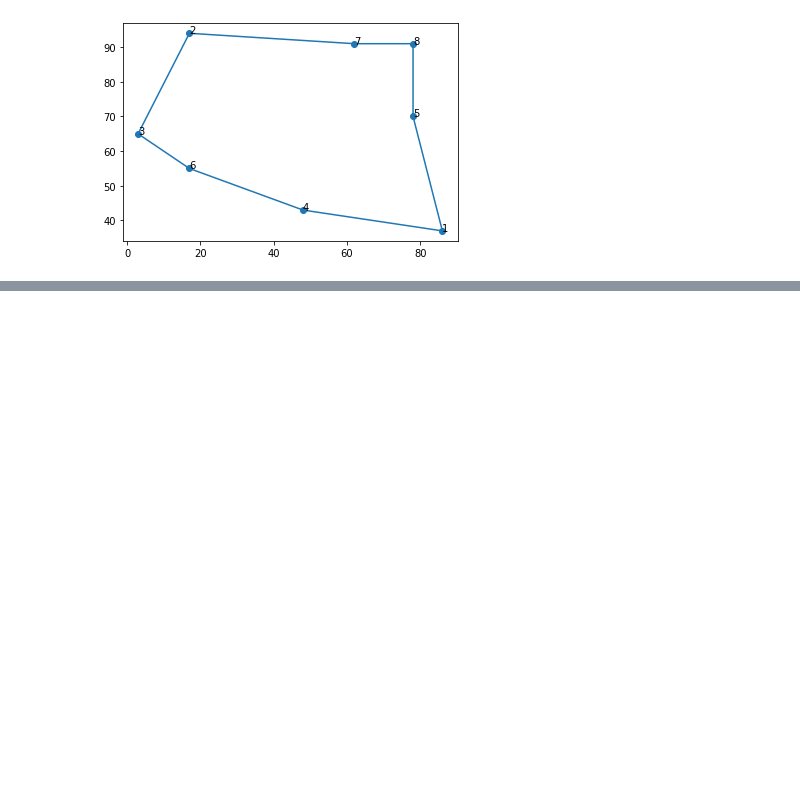
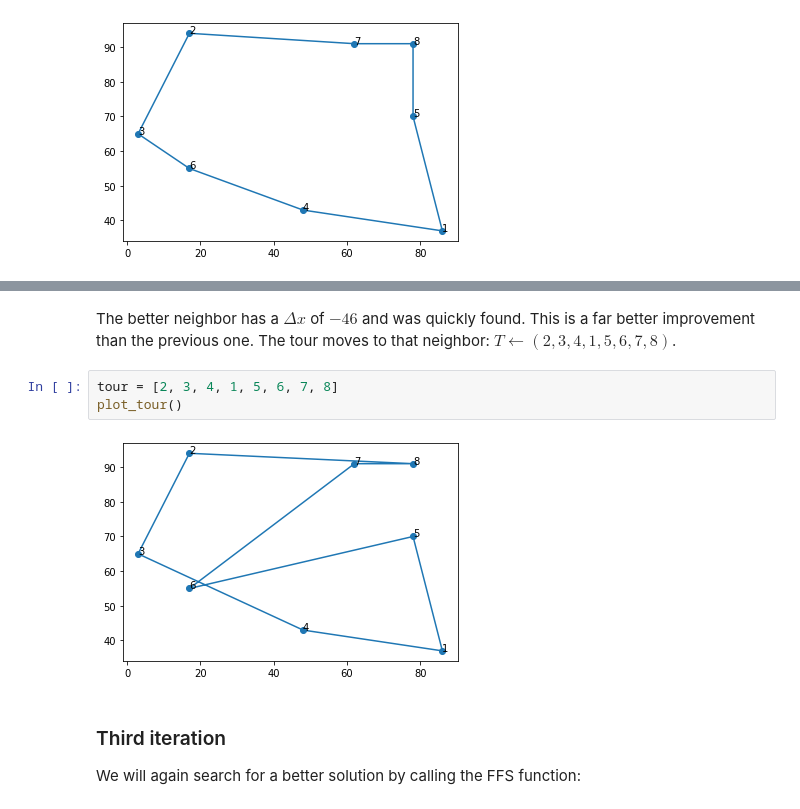
Before and after one commit to netotz/optimization, a Jupyter notebook: tsp/local_search/homework4.ipynb, the cells around one changed output, grey strips where cells are left out. Drawn from its saved outputs; the diff is of its cells as text; blank space fills up the shorter version.

```diff
--- a/tsp/local_search/homework4.ipynb
+++ b/tsp/local_search/homework4.ipynb
@@ -293,0 +342,11 @@ plot_tour()
+# %% [markdown]
+The better neighbor has a $\Delta x$ of $-46$ and was quickly found. This is a far better improvement than the previous one. The tour moves to that neighbor: $T \leftarrow (2, 3, 4, 1, 5, 6, 7, 8)$.
+# %%
+tour = [2, 3, 4, 1, 5, 6, 7, 8]
+plot_tour()
+# %% [output]
+[figure, added]
+# %% [markdown]
+### Third iteration
+
+We will again search for a better solution by calling the FFS function:
```
Also changed, not shown: parts of 28 cells of this notebook.
